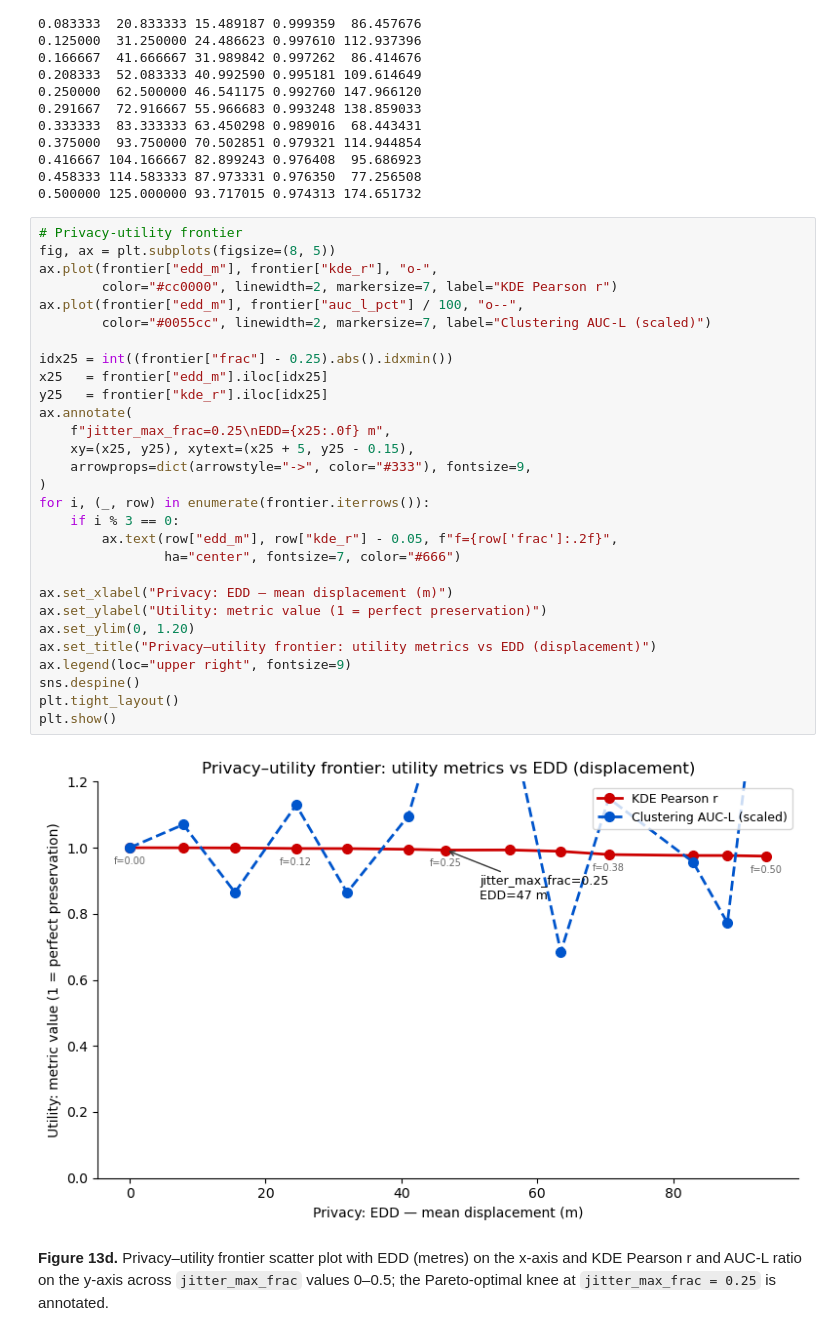
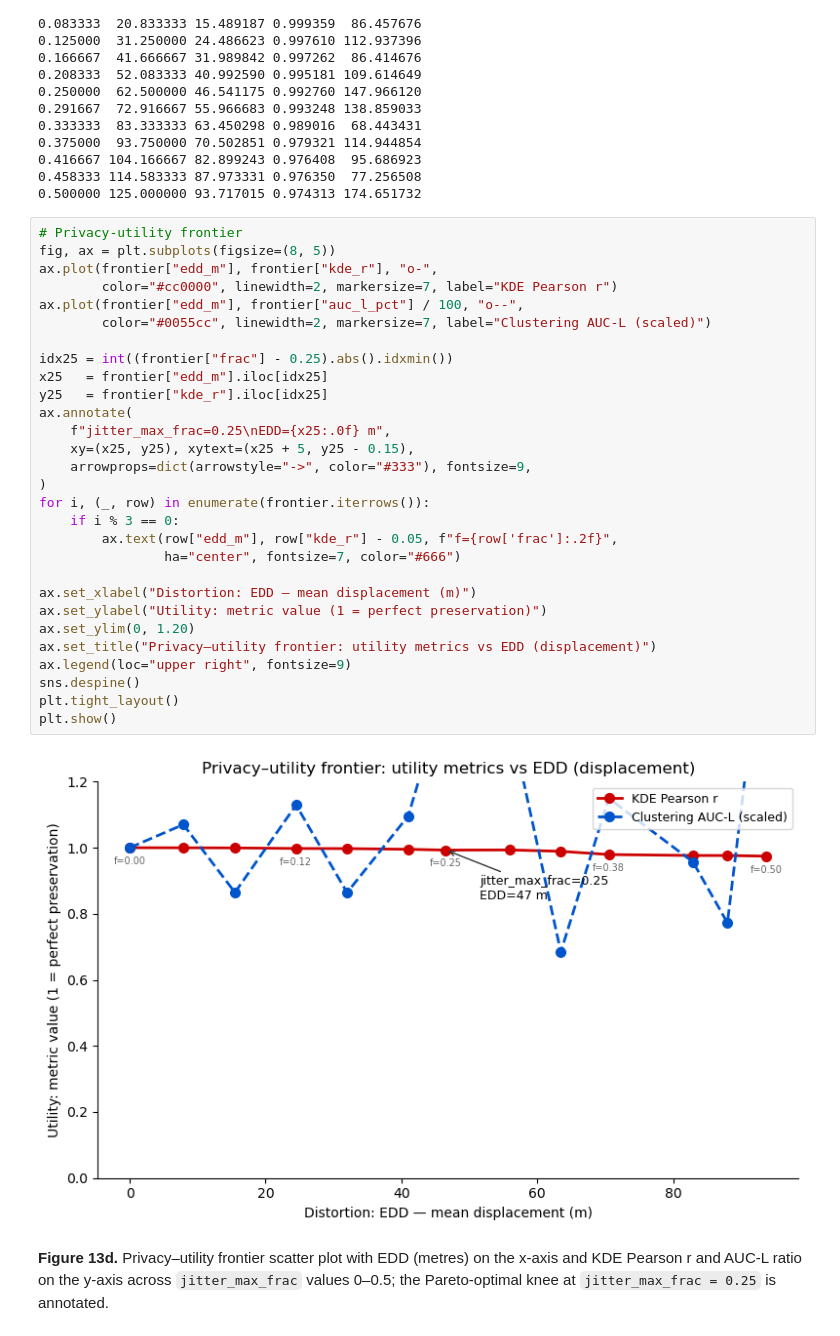
Before and after one commit to PHI-Case-Studies/2026-Map-Encryption-Library, a Jupyter notebook: 13-advanced-evaluation-part2.ipynb, the cells around one changed output. Drawn from its saved outputs; the diff is of its cells as text.

```diff
--- a/13-advanced-evaluation-part2.ipynb
+++ b/13-advanced-evaluation-part2.ipynb
@@ -384,34 +485,34 @@ print(frontier[['frac','jitter_m','edd_m','kde_r','auc_l_pct']].to_string(index=
 # %%
 # Privacy-utility frontier
 fig, ax = plt.subplots(figsize=(8, 5))
 ax.plot(frontier["edd_m"], frontier["kde_r"], "o-",
         color="#cc0000", linewidth=2, markersize=7, label="KDE Pearson r")
 ax.plot(frontier["edd_m"], frontier["auc_l_pct"] / 100, "o--",
         color="#0055cc", linewidth=2, markersize=7, label="Clustering AUC-L (scaled)")
 
 idx25 = int((frontier["frac"] - 0.25).abs().idxmin())
 x25   = frontier["edd_m"].iloc[idx25]
 y25   = frontier["kde_r"].iloc[idx25]
 ax.annotate(
     f"jitter_max_frac=0.25\nEDD={x25:.0f} m",
     xy=(x25, y25), xytext=(x25 + 5, y25 - 0.15),
     arrowprops=dict(arrowstyle="->", color="#333"), fontsize=9,
 )
 for i, (_, row) in enumerate(frontier.iterrows()):
     if i % 3 == 0:
         ax.text(row["edd_m"], row["kde_r"] - 0.05, f"f={row['frac']:.2f}",
                 ha="center", fontsize=7, color="#666")
 
-ax.set_xlabel("Privacy: EDD — mean displacement (m)")
+ax.set_xlabel("Distortion: EDD — mean displacement (m)")
 ax.set_ylabel("Utility: metric value (1 = perfect preservation)")
 ax.set_ylim(0, 1.20)
 ax.set_title("Privacy–utility frontier: utility metrics vs EDD (displacement)")
 ax.legend(loc="upper right", fontsize=9)
 sns.despine()
 plt.tight_layout()
 plt.show()
 # %% [output]
-[figure, old version]
+[figure, new version]
 # %% [markdown]
 **Figure 13d.** Privacy–utility frontier scatter plot with EDD (metres) on the x-axis and KDE Pearson r and AUC-L ratio on the y-axis across `jitter_max_frac` values 0–0.5; the Pareto-optimal knee at `jitter_max_frac = 0.25` is annotated.
 # %% [markdown]
```
Also changed, not shown: parts of 8 cells of this notebook, 1 other file.
